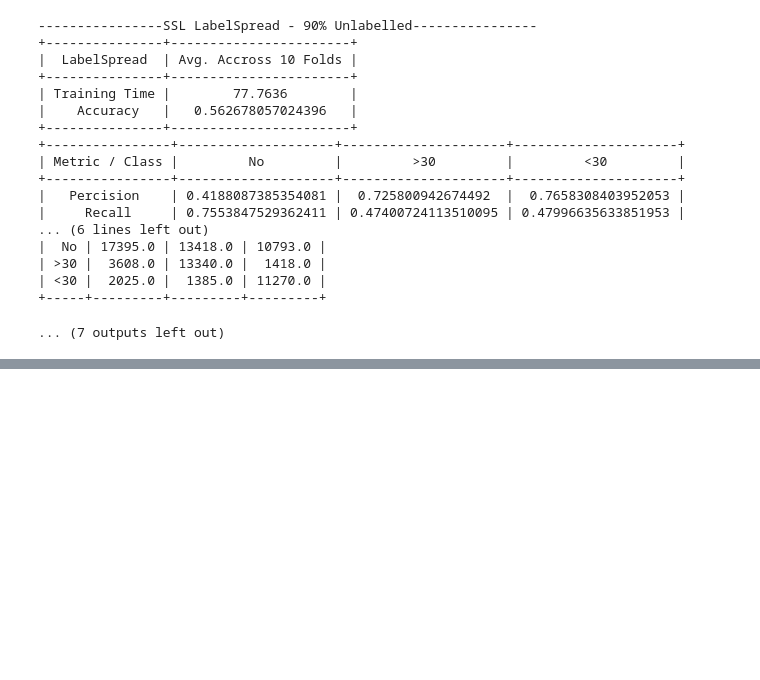
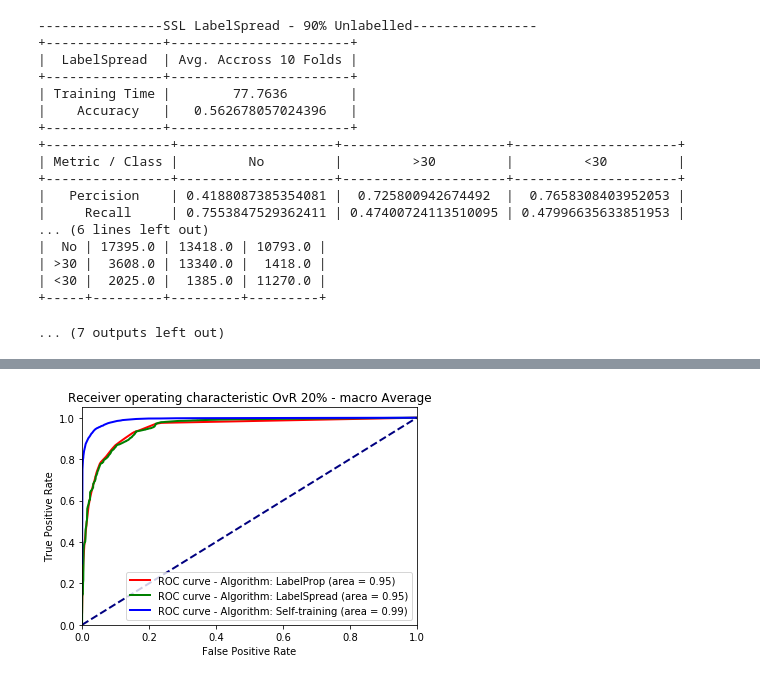
Before and after one commit to YahyaAlaaMassoud/CSI5155---Project-Fall-2020, a Jupyter notebook: SSL.ipynb, the cells around one changed output, grey strips where cells are left out. Saved outputs shown, nothing was run; the diff lists cells and outputs as text; code cells hidden in the pictures; blank space fills up the shorter version.

```diff
--- a/SSL.ipynb
+++ b/SSL.ipynb
@@ -510,0 +828,11 @@ print('-----------------------------------------------------------------------')
+# %%
+plot_roc_avg([labelProp_metrics_20,
+                labelSpread_metrics_20,
+                selftrain_metrics_20],
+               ['LabelProp',
+                'LabelSpread',
+                'Self-training'],
+               clf2clr,
+               micro=False, macro=True, p='20%')
+# %% [output]
+[figure, added]
```
Also changed, not shown: parts of 7 cells of this notebook.
